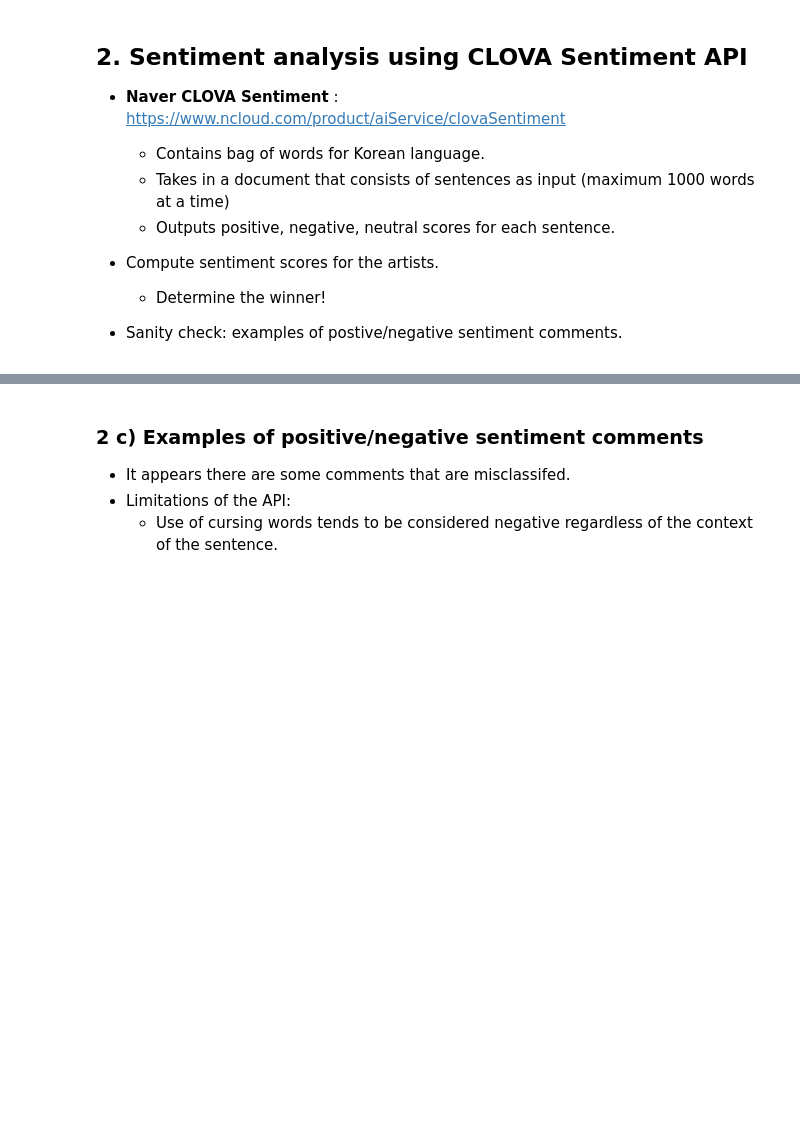
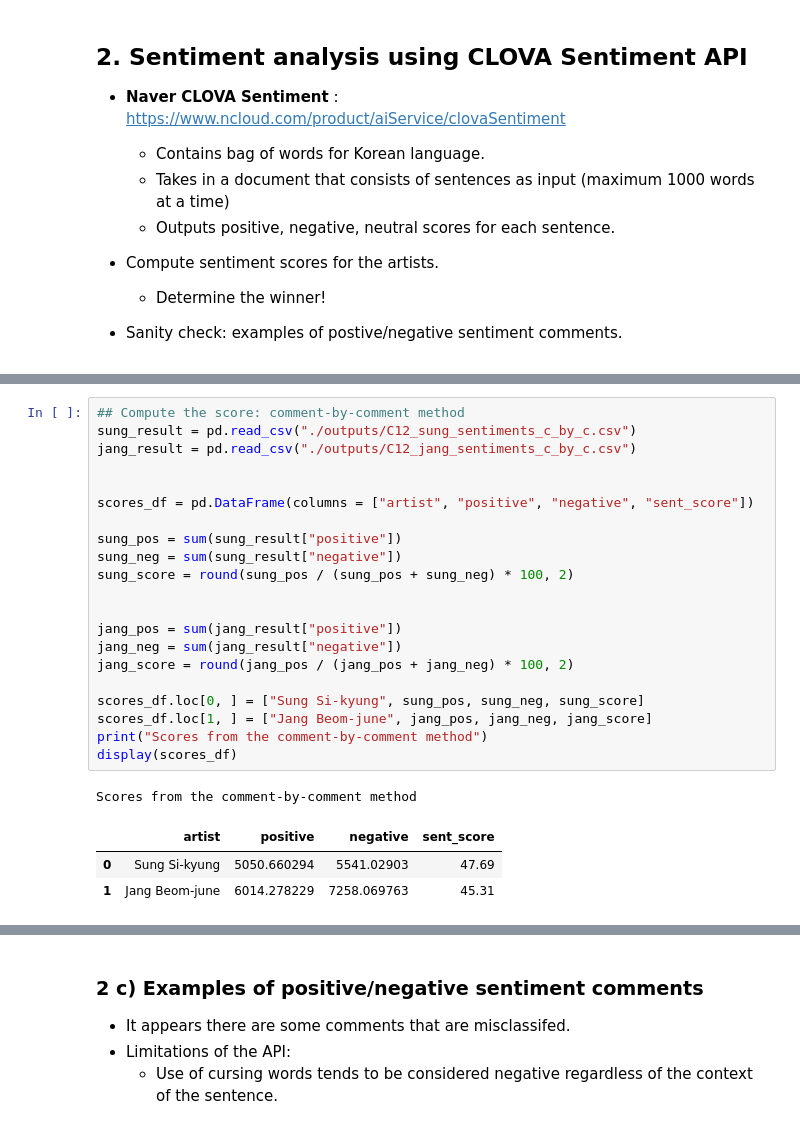
Before and after one commit to joosung-min/Sentiment-Analyses, a Jupyter notebook: Sung_Si-kyung-vs-Jang_Beom-june/B10_Sung_Si-kyung-vs-Jang_Beom-june.ipynb, the cells around one changed output, grey strips where cells are left out. Cells and saved outputs as stored; diff of their text form; blank space fills up the shorter version.

```diff
--- a/Sung_Si-kyung-vs-Jang_Beom-june/B10_Sung_Si-kyung-vs-Jang_Beom-june.ipynb
+++ b/Sung_Si-kyung-vs-Jang_Beom-june/B10_Sung_Si-kyung-vs-Jang_Beom-june.ipynb
@@ -310 +421,27 @@ Jang's sentiment example:
+# %%
+## Compute the score: comment-by-comment method
+sung_result = pd.read_csv("./outputs/C12_sung_sentiments_c_by_c.csv")
+jang_result = pd.read_csv("./outputs/C12_jang_sentiments_c_by_c.csv")
+
+
+scores_df = pd.DataFrame(columns = ["artist", "positive", "negative", "sent_score"])
+
+sung_pos = sum(sung_result["positive"])
+sung_neg = sum(sung_result["negative"])
+sung_score = round(sung_pos / (sung_pos + sung_neg) * 100, 2)
+
+
+jang_pos = sum(jang_result["positive"])
+jang_neg = sum(jang_result["negative"])
+jang_score = round(jang_pos / (jang_pos + jang_neg) * 100, 2)
+
+scores_df.loc[0, ] = ["Sung Si-kyung", sung_pos, sung_neg, sung_score]
+scores_df.loc[1, ] = ["Jang Beom-june", jang_pos, jang_neg, jang_score]
+print("Scores from the comment-by-comment method")
+display(scores_df)
+# %% [output]
+Scores from the comment-by-comment method
+|  | artist | positive | negative | sent_score |
+| 0 | Sung Si-kyung | 5050.660294 | 5541.02903 | 47.69 |
+| 1 | Jang Beom-june | 6014.278229 | 7258.069763 | 45.31 |
 # %%
```
Also changed, not shown: parts of 14 cells of this notebook, 1 other file.
